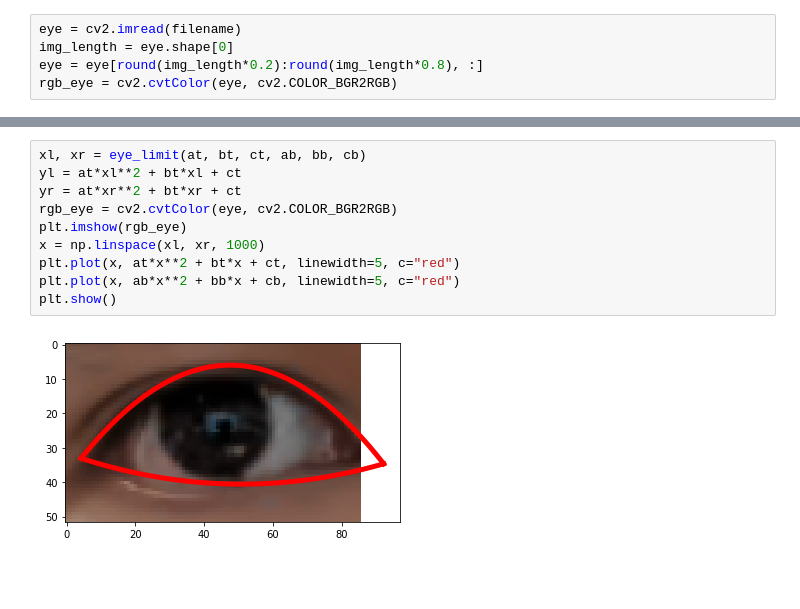
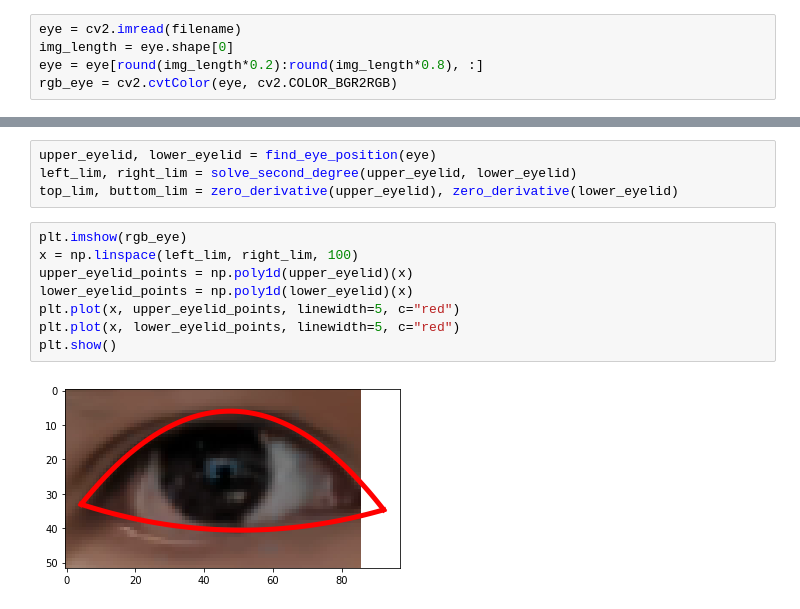
Before and after one commit to srakrn/webcam-perclos, a Jupyter notebook: eyeproc.ipynb, the cells around one changed output, grey strips where cells are left out. Saved outputs shown, nothing was run; the diff lists cells and outputs as text; blank space fills up the shorter version.

```diff
--- a/eyeproc.ipynb
+++ b/eyeproc.ipynb
@@ -62,12 +69,14 @@ plt.show()
-# %%
-xl, xr = eye_limit(at, bt, ct, ab, bb, cb)
-yl = at*xl**2 + bt*xl + ct
-yr = at*xr**2 + bt*xr + ct
-rgb_eye = cv2.cvtColor(eye, cv2.COLOR_BGR2RGB)
-plt.imshow(rgb_eye)
-x = np.linspace(xl, xr, 1000)
-plt.plot(x, at*x**2 + bt*x + ct, linewidth=5, c="red")
-plt.plot(x, ab*x**2 + bb*x + cb, linewidth=5, c="red")
-plt.show()
-# %% [output]
-[figure, removed]
+# %%
+upper_eyelid, lower_eyelid = find_eye_position(eye)
+left_lim, right_lim = solve_second_degree(upper_eyelid, lower_eyelid)
+top_lim, buttom_lim = zero_derivative(upper_eyelid), zero_derivative(lower_eyelid)
+# %%
+plt.imshow(rgb_eye)
+x = np.linspace(left_lim, right_lim, 100)
+upper_eyelid_points = np.poly1d(upper_eyelid)(x)
+lower_eyelid_points = np.poly1d(lower_eyelid)(x)
+plt.plot(x, upper_eyelid_points, linewidth=5, c="red")
+plt.plot(x, lower_eyelid_points, linewidth=5, c="red")
+plt.show()
+# %% [output]
+[figure, added]
```
Also changed, not shown: parts of 11 cells of this notebook.
